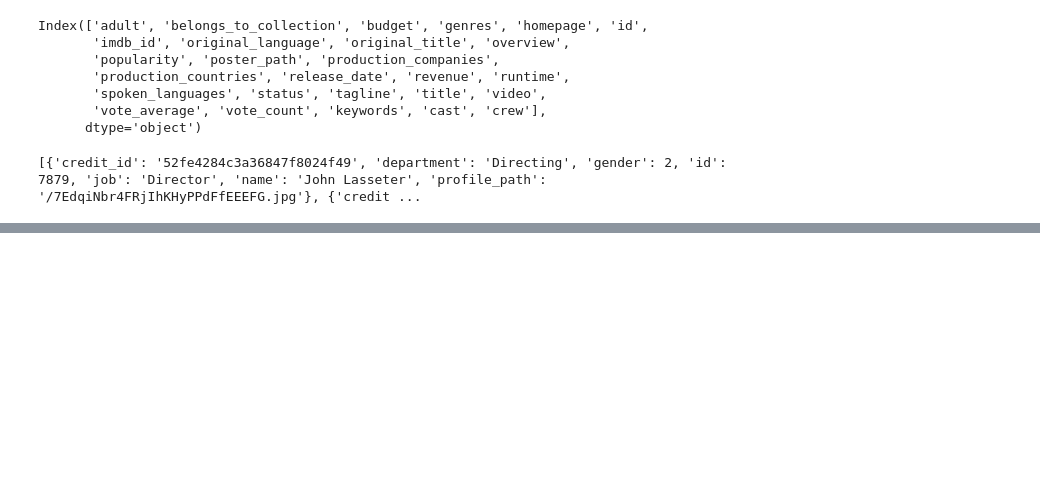
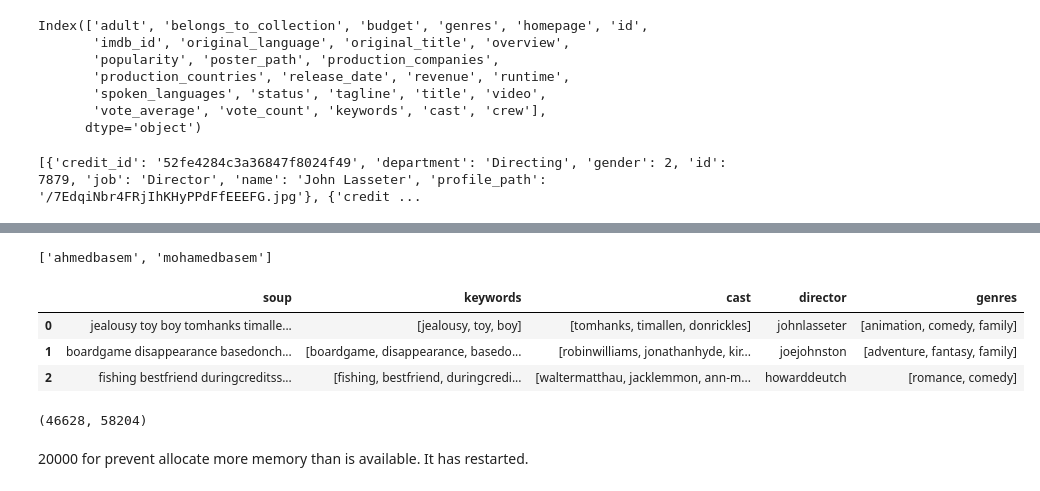
Before and after one commit to ahmedbasemdev/Moives-Recommendation-System, a Jupyter notebook: code.ipynb, the cells around one changed output, grey strips where cells are left out. Cells and saved outputs as stored; diff of their text form; code cells hidden in the pictures; blank space fills up the shorter version.

Commit message:
content-based Done ^^

```diff
--- a/code.ipynb
+++ b/code.ipynb
@@ -261,0 +307,29 @@ def getDirector(text):
+# %%
+def textProcessing(x):
+    if isinstance(x,list):
+        return [i.replace(" ","").lower() for i in x]
+    if isinstance(x,str):
+        return x.replace(" ","").lower()
+    else:
+        return ""
+# %%
+textProcessing(['ahmed basem','mohamed basem'])
+# %% [output]
+['ahmedbasem', 'mohamedbasem']
+# %%
+features = ['cast', 'director', 'keywords', 'genres']
+for feature in features:
+    metaData[feature] = metaData[feature].apply(textProcessing)
+# %%
+def getSoup(x):
+    return " ".join(x['keywords']) + " " + " ".join(x['cast']) + " " \
+    + " ".join(x['director']) + " " + " ".join(x['genres'])
+# %%
+metaData['soup'] = metaData.apply(getSoup,axis=1)
+# %%
+metaData[['soup','keywords', 'cast', 'director', 'genres']].head(3)
+# %% [output]
+|  | soup | keywords | cast | director | genres |
+| 0 | jealousy toy boy tomhanks timalle... | [jealousy, toy, boy] | [tomhanks, timallen, donrickles] | johnlasseter | [animation, comedy, family] |
+| 1 | boardgame disappearance basedonch... | [boardgame, disappearance, basedo... | [robinwilliams, jonathanhyde, kir... | joejohnston | [adventure, fantasy, family] |
+| 2 | fishing bestfriend duringcreditss... | [fishing, bestfriend, duringcredi... | [waltermatthau, jacklemmon, ann-m... | howarddeutch | [romance, comedy] |
@@ -261,0 +341,6 @@ def getDirector(text):
+# %%
+soupMatrix.shape
+# %% [output]
+(46628, 58204)
+# %% [markdown]
+20000 for prevent allocate more memory than is available. It has restarted.
```
Also changed, not shown: parts of 21 cells of this notebook.
